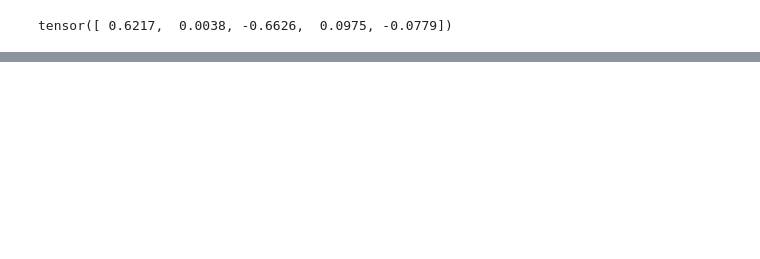
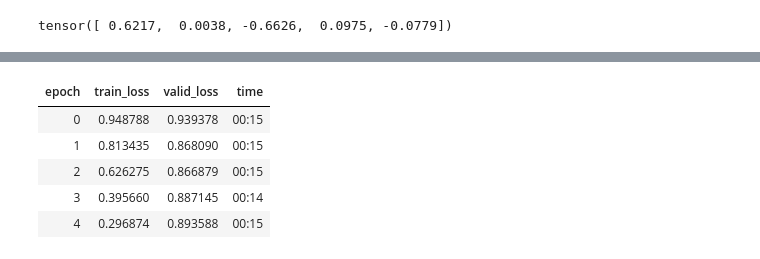
Before and after one commit to Eckmoule/DeepLearningCourse, a Jupyter notebook: 1 - Application cours/6 - Recommandation - Données structurées .ipynb, the cells around one changed output, grey strips where cells are left out. Saved outputs shown, nothing was run; the diff lists cells and outputs as text; code cells hidden in the pictures; blank space fills up the shorter version.

```diff
--- a/1 - Application cours/6 - Recommandation - Données structurées .ipynb
+++ b/1 - Application cours/6 - Recommandation - Données structurées .ipynb
@@ -135,0 +154,32 @@ learn.fit_one_cycle(5, 5e-3)
+# %%
+# On essaye d'ajouter un biais pour l'utilisateur et le film. Pour gérer les cas de figure:
+# Film excellent ou nul peut importe le type
+# Utilisateur jamais content ou toujours content
+
+class DotProduct(Module):
+    def __init__(self, n_users, n_movies, n_factors, y_range=(0,5.5)):
+        self.user_factors = Embedding(n_users, n_factors)
+        self.user_bias = Embedding(n_users, 1)
+        self.movie_factors = Embedding(n_movies, n_factors)
+        self.movie_bias = Embedding(n_movies, 1)
+        self.y_range = y_range
+
+    def forward(self, x):
+        users = self.user_factors(x[:,0])
+        movies = self.movie_factors(x[:,1])
+        res = (users * movies).sum(dim=1, keepdim=True)
+        res += self.user_bias(x[:,0]) + self.movie_bias(x[:,1])
+        return sigmoid_range(res, *self.y_range)
+# %%
+# On voit un surentrainement dans les résultat. L'erreur sur les données d'entrainement diminue (train_loss) en revanche
+# sur le jeux de validation l'erreur se met à remonter à partier de la 4eme epoque. On parle de surspécialisation.
+model = DotProduct(n_users, n_movies, 50)
+learn = Learner(dls, model, loss_func=MSELossFlat())
+learn.fit_one_cycle(5, 5e-3)
+# %% [output]
+| epoch | train_loss | valid_loss | time |
+| 0 | 0.948788 | 0.939378 | 00:15 |
+| 1 | 0.813435 | 0.868090 | 00:15 |
+| 2 | 0.626275 | 0.866879 | 00:15 |
+| 3 | 0.395660 | 0.887145 | 00:14 |
+| 4 | 0.296874 | 0.893588 | 00:15 |
```
Also changed, not shown: parts of 15 cells of this notebook, 1 other file.
